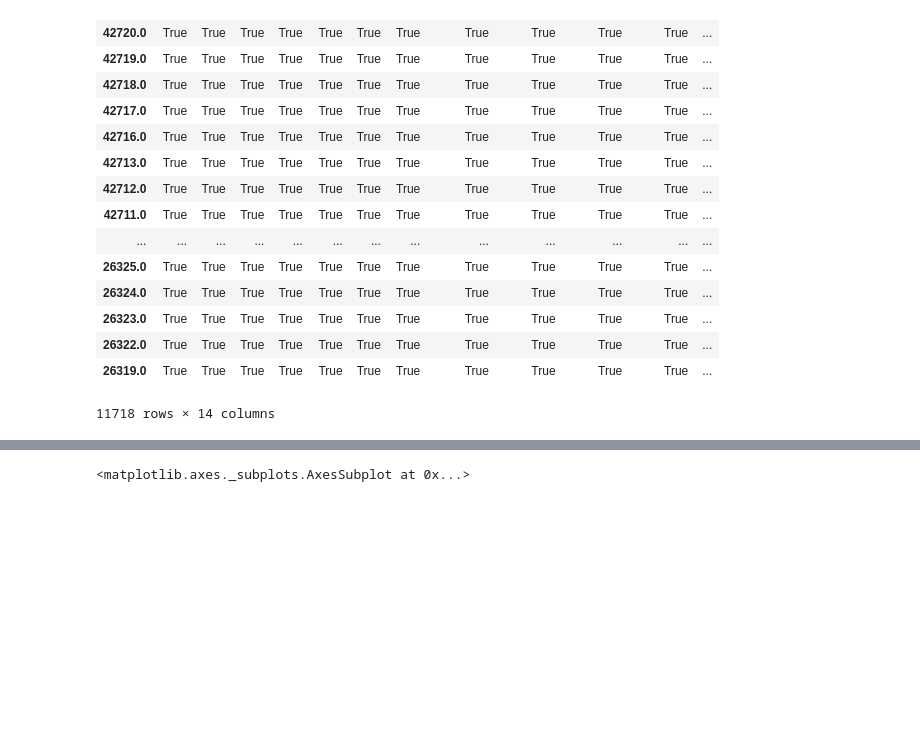
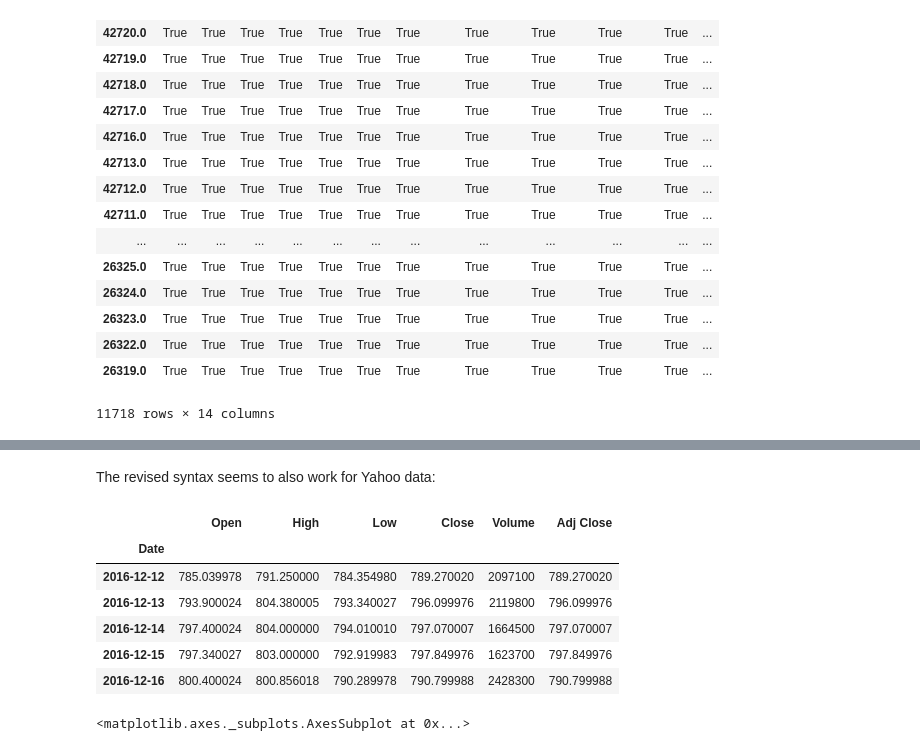
Before and after one commit to kaben/PythonStock, a Jupyter notebook: basicstockanalysis.ipynb, the cells around one changed output, grey strips where cells are left out. Cells and saved outputs as stored; diff of their text form; code cells hidden in the pictures; blank space fills up the shorter version.

Commit message:
@carriere4's code in basicstockanalysis now works.
Seems to have been a syntax issue; or might have been fixed in Pandas
upstream.

```diff
--- a/basicstockanalysis.ipynb
+++ b/basicstockanalysis.ipynb
@@ -79,3 +102,16 @@ df.applymap(np.isreal)
+# %% [markdown]
+The revised syntax seems to also work for Yahoo data:
+# %%
+goog = web.DataReader('GOOG', data_source='yahoo', start=datetime.datetime(2009,3,18), end=datetime.datetime(2016,12,16))
+goog.tail()
+# %% [output]
+|  | Open | High | Low | Close | Volume | Adj Close |
+| Date |  |  |  |  |  |  |
+| 2016-12-12 | 785.039978 | 791.250000 | 784.354980 | 789.270020 | 2097100 | 789.270020 |
+| 2016-12-13 | 793.900024 | 804.380005 | 793.340027 | 796.099976 | 2119800 | 796.099976 |
+| 2016-12-14 | 797.400024 | 804.000000 | 794.010010 | 797.070007 | 1664500 | 797.070007 |
+| 2016-12-15 | 797.340027 | 803.000000 | 792.919983 | 797.849976 | 1623700 | 797.849976 |
+| 2016-12-16 | 800.400024 | 800.856018 | 790.289978 | 790.799988 | 2428300 | 790.799988 |
 # %%
 ##import datetime as dt
 ##df['DATE'] = df['DATE'].apply(lambda x: dt.datetime.strptime(x,'%d%b%Y:%H:%M:%S.%f'))
```
Also changed, not shown: parts of 6 cells of this notebook.
